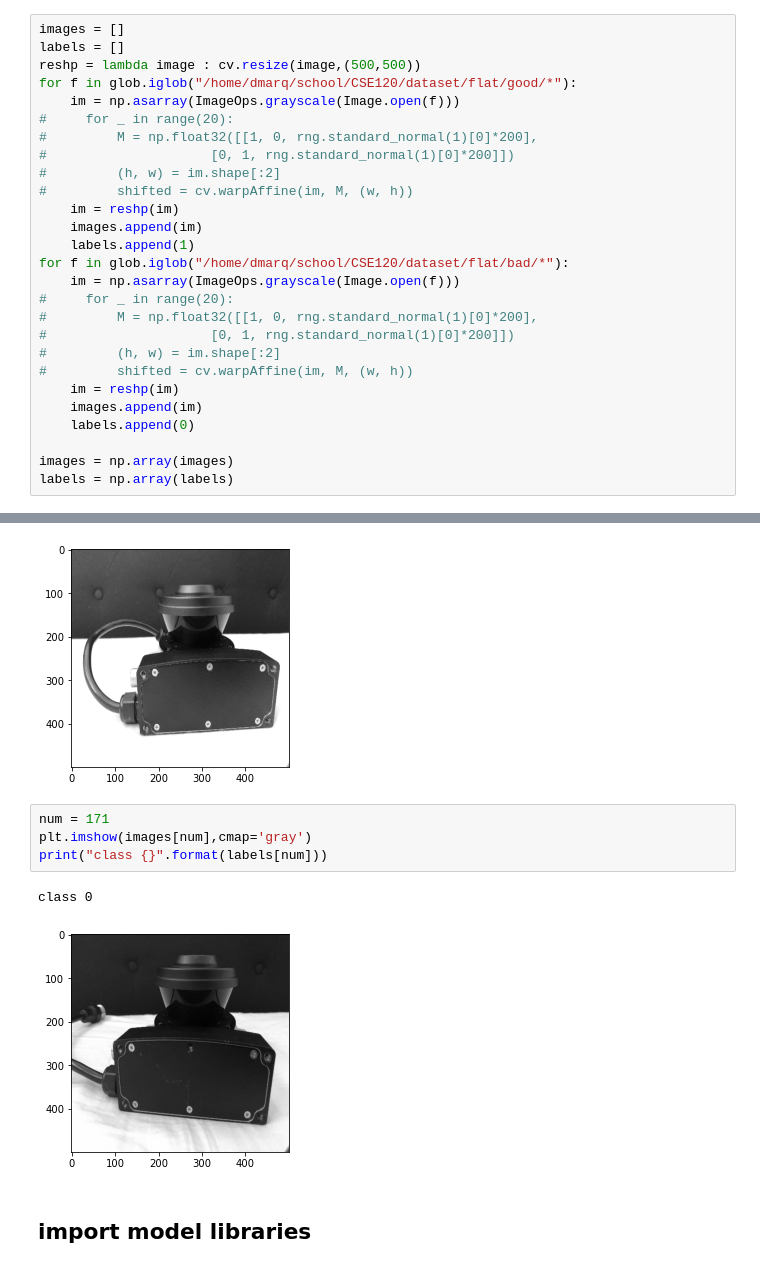
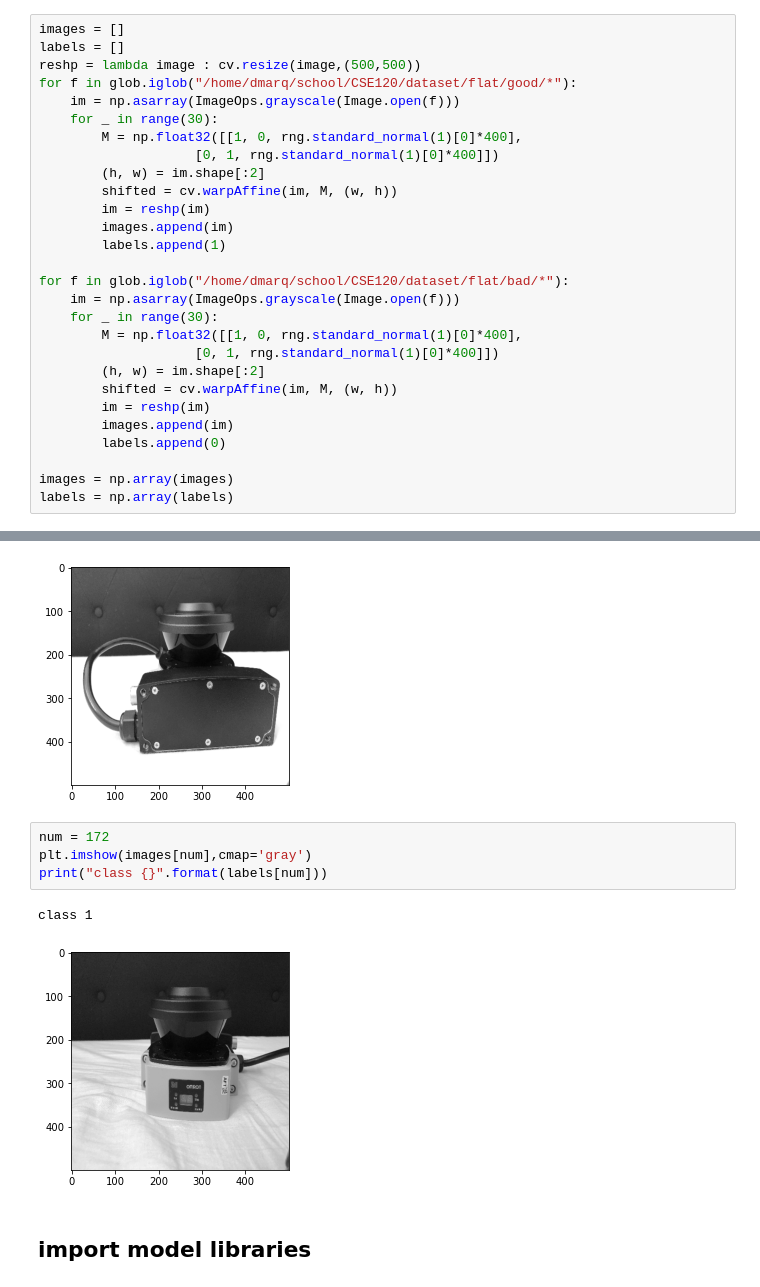
Before and after one commit to gr8monk3ys/Omron-computer-vision, a Jupyter notebook: testing_models.ipynb, the cells around one changed output, grey strips where cells are left out. Drawn from its saved outputs; the diff is of its cells as text.

```diff
--- a/testing_models.ipynb
+++ b/testing_models.ipynb
@@ -19,24 +19,25 @@ labels = []
 reshp = lambda image : cv.resize(image,(500,500))
 for f in glob.iglob("/home/dmarq/school/CSE120/dataset/flat/good/*"):
     im = np.asarray(ImageOps.grayscale(Image.open(f)))
-#     for _ in range(20):
-#         M = np.float32([[1, 0, rng.standard_normal(1)[0]*200],
-#                     [0, 1, rng.standard_normal(1)[0]*200]])
-#         (h, w) = im.shape[:2]
-#         shifted = cv.warpAffine(im, M, (w, h))
-    im = reshp(im)
-    images.append(im)
-    labels.append(1)
+    for _ in range(30):
+        M = np.float32([[1, 0, rng.standard_normal(1)[0]*400],
+                    [0, 1, rng.standard_normal(1)[0]*400]])
+        (h, w) = im.shape[:2]
+        shifted = cv.warpAffine(im, M, (w, h))
+        im = reshp(im)
+        images.append(im)
+        labels.append(1)
+
 for f in glob.iglob("/home/dmarq/school/CSE120/dataset/flat/bad/*"):
     im = np.asarray(ImageOps.grayscale(Image.open(f)))
-#     for _ in range(20):
-#         M = np.float32([[1, 0, rng.standard_normal(1)[0]*200],
-#                     [0, 1, rng.standard_normal(1)[0]*200]])
-#         (h, w) = im.shape[:2]
-#         shifted = cv.warpAffine(im, M, (w, h))
-    im = reshp(im)
-    images.append(im)
-    labels.append(0)
+    for _ in range(30):
+        M = np.float32([[1, 0, rng.standard_normal(1)[0]*400],
+                    [0, 1, rng.standard_normal(1)[0]*400]])
+        (h, w) = im.shape[:2]
+        shifted = cv.warpAffine(im, M, (w, h))
+        im = reshp(im)
+        images.append(im)
+        labels.append(0)
 
 images = np.array(images)
 labels = np.array(labels)
@@ -56,12 +57,12 @@ print("class {}".format(labels[num]))
 class 1
 [figure]
 # %%
-num = 171
+num = 172
 plt.imshow(images[num],cmap='gray')
 print("class {}".format(labels[num]))
 # %% [output]
-class 0
+class 1
-[figure, old version]
+[figure, new version]
 # %% [markdown]
 ## import model libraries
 # %%
```
Also changed, not shown: parts of 18 cells of this notebook.
